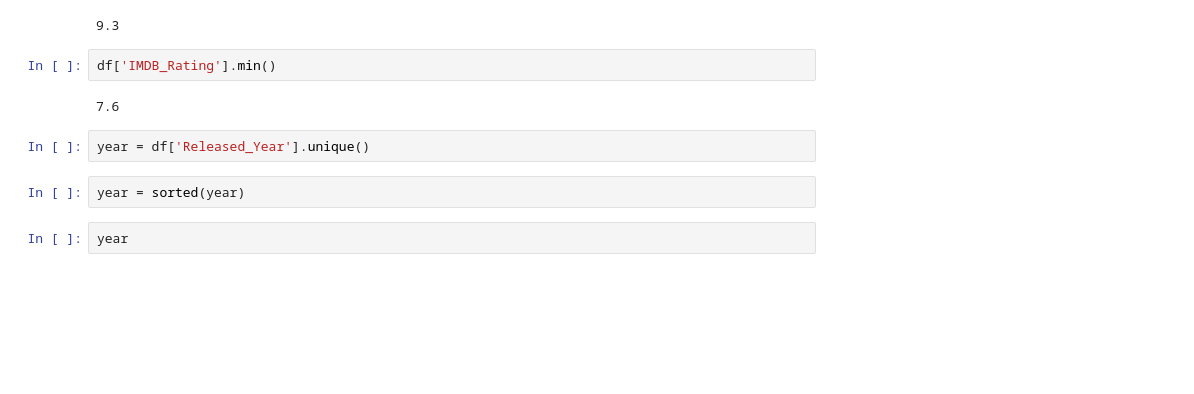
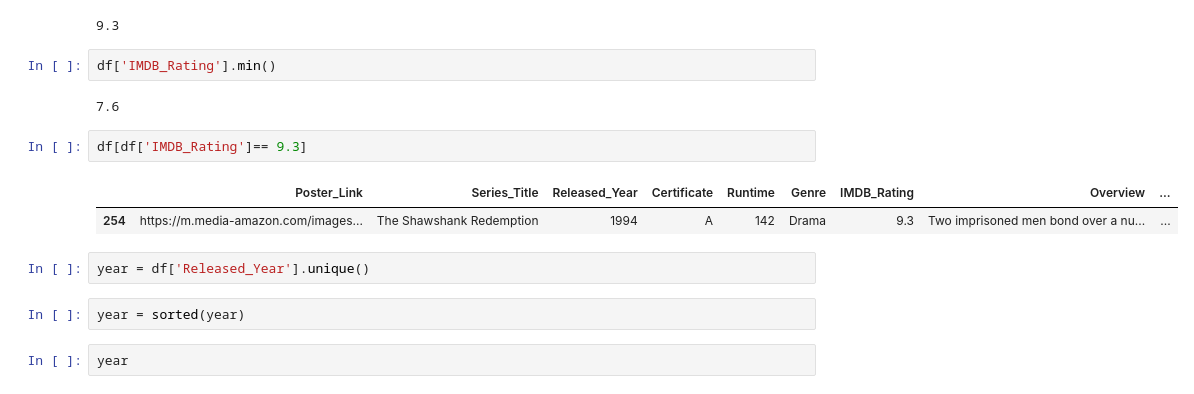
Before and after one commit to kimjieun990525/Top-1000-Movies, a Jupyter notebook: jupyter_notebook/project_1.ipynb, the cells around one changed output. Drawn from its saved outputs; the diff is of its cells as text; blank space fills up the shorter version.

```diff
--- a/jupyter_notebook/project_1.ipynb
+++ b/jupyter_notebook/project_1.ipynb
@@ -53,6 +53,11 @@ df['IMDB_Rating'].max()
 df['IMDB_Rating'].min()
 # %% [output]
 7.6
+# %%
+df[df['IMDB_Rating']== 9.3]
+# %% [output]
+|  | Poster_Link | Series_Title | Released_Year | Certificate | Runtime | Genre | IMDB_Rating | Overview | ... |
+| 254 | https://m.media-amazon.com/images... | The Shawshank Redemption | 1994 | A | 142 | Drama | 9.3 | Two imprisoned men bond over a nu... | ... |
 # %%
 year = df['Released_Year'].unique()
 # %%
```
Also changed, not shown: parts of 9 cells of this notebook, 2 other files.
